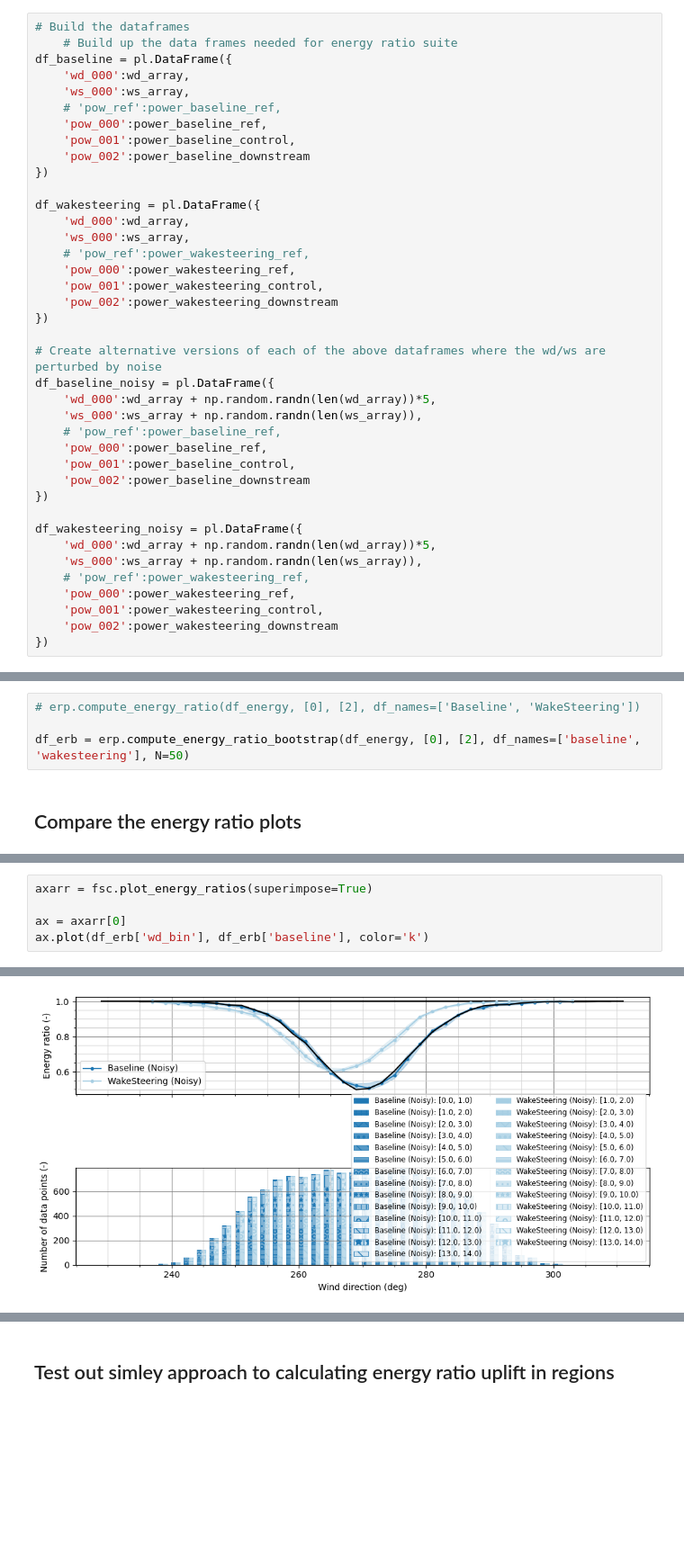
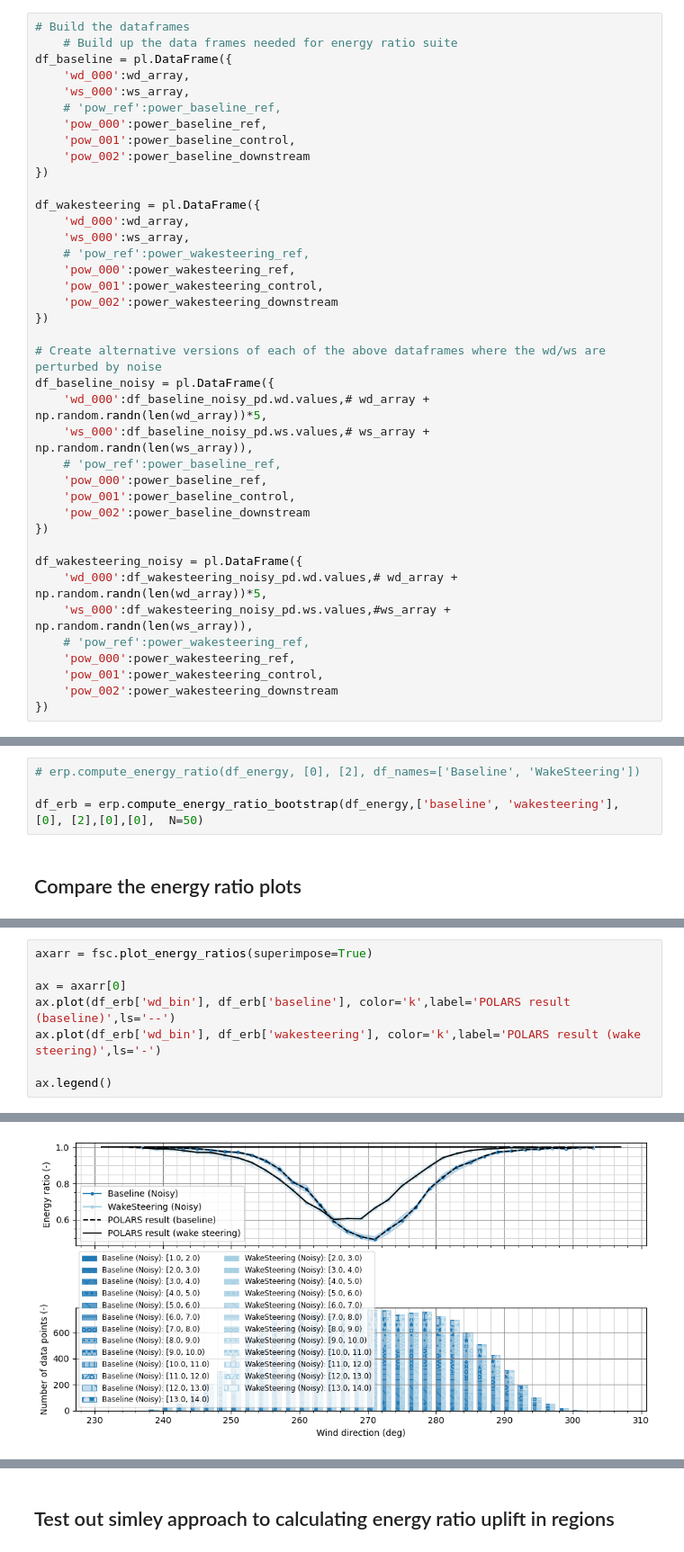
Before and after one commit to NREL/flasc, a Jupyter notebook: flasc/energy_ratio_polars/demo_capabilities.ipynb, the cells around one changed output, grey strips where cells are left out. Shown at 90% size. Saved outputs shown, nothing was run; the diff lists cells and outputs as text; blank space fills up the shorter version.

```diff
--- a/flasc/energy_ratio_polars/demo_capabilities.ipynb
+++ b/flasc/energy_ratio_polars/demo_capabilities.ipynb
@@ -205,8 +205,8 @@ df_wakesteering = pl.DataFrame({
 
 # Create alternative versions of each of the above dataframes where the wd/ws are perturbed by noise
 df_baseline_noisy = pl.DataFrame({
-    'wd_000':wd_array + np.random.randn(len(wd_array))*5,
-    'ws_000':ws_array + np.random.randn(len(ws_array)),
+    'wd_000':df_baseline_noisy_pd.wd.values,# wd_array + np.random.randn(len(wd_array))*5,
+    'ws_000':df_baseline_noisy_pd.ws.values,# ws_array + np.random.randn(len(ws_array)),
     # 'pow_ref':power_baseline_ref,
     'pow_000':power_baseline_ref,
     'pow_001':power_baseline_control,
@@ -214,8 +214,8 @@ df_baseline_noisy = pl.DataFrame({
 })
 
 df_wakesteering_noisy = pl.DataFrame({
-    'wd_000':wd_array + np.random.randn(len(wd_array))*5,
-    'ws_000':ws_array + np.random.randn(len(ws_array)),
+    'wd_000':df_wakesteering_noisy_pd.wd.values,# wd_array + np.random.randn(len(wd_array))*5,
+    'ws_000':df_wakesteering_noisy_pd.ws.values,#ws_array + np.random.randn(len(ws_array)),
     # 'pow_ref':power_wakesteering_ref,
     'pow_000':power_wakesteering_ref,
     'pow_001':power_wakesteering_control,
@@ -249,6 +249,6 @@ shape: (32_000, 7)
 # %%
 # erp.compute_energy_ratio(df_energy, [0], [2], df_names=['Baseline', 'WakeSteering'])
 
-df_erb = erp.compute_energy_ratio_bootstrap(df_energy, [0], [2], df_names=['baseline', 'wakesteering'], N=50)
+df_erb = erp.compute_energy_ratio_bootstrap(df_energy,['baseline', 'wakesteering'], [0], [2],[0],[0],  N=50)
 # %% [markdown]
 ## Compare the energy ratio plots
@@ -256,5 +258,8 @@ df_erb = erp.compute_energy_ratio_bootstrap(df_energy, [0], [2], df_names=['base
 axarr = fsc.plot_energy_ratios(superimpose=True)
 
 ax = axarr[0]
-ax.plot(df_erb['wd_bin'], df_erb['baseline'], color='k')
+ax.plot(df_erb['wd_bin'], df_erb['baseline'], color='k',label='POLARS result (baseline)',ls='--')
+ax.plot(df_erb['wd_bin'], df_erb['wakesteering'], color='k',label='POLARS result (wake steering)',ls='-')
+
+ax.legend()
 # %% [output]
@@ -262 +267 @@ ax.plot(df_erb['wd_bin'], df_erb['baseline'], color='k')
-[figure, old version]
+[figure, new version]
```
Also changed, not shown: parts of 12 cells of this notebook, 1 other file.
